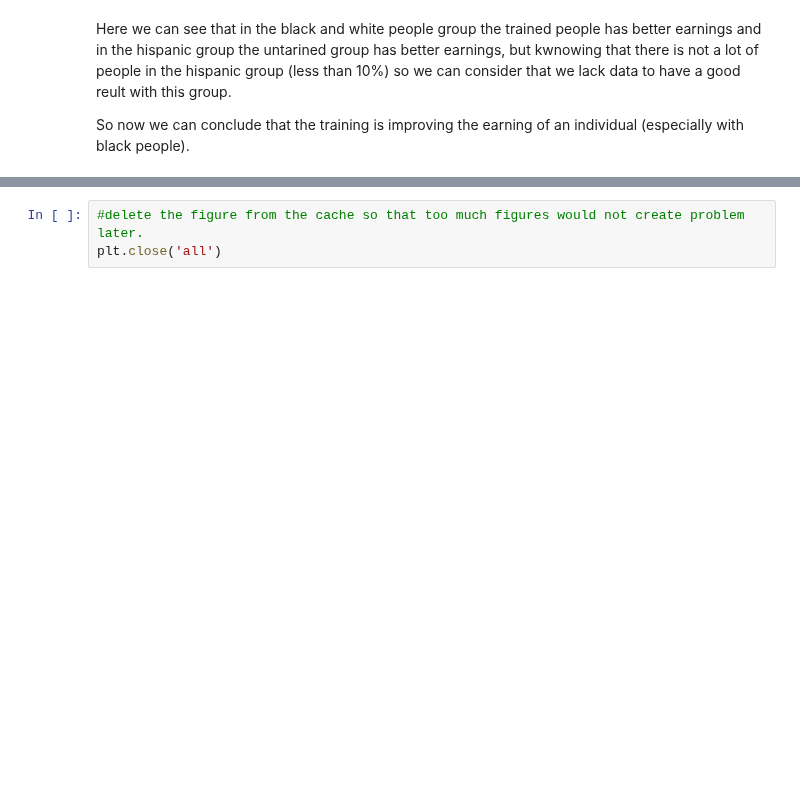
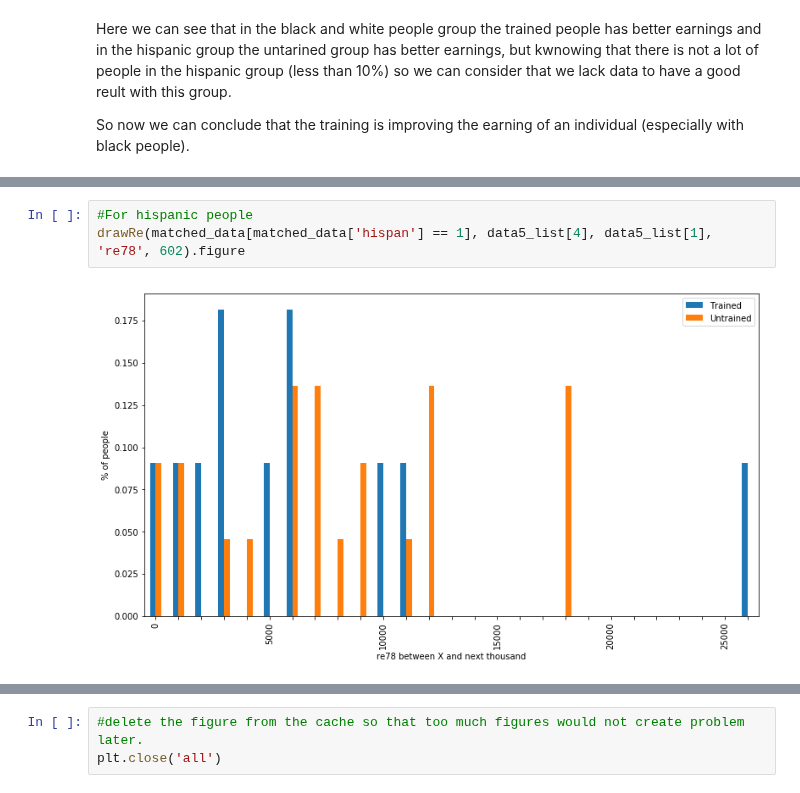
Before and after one commit to matthieuDev/ADA2017, a Jupyter notebook: 04 - Applied ML/Homework 4.ipynb, the cells around one changed output, grey strips where cells are left out. Drawn from its saved outputs; the diff is of its cells as text; blank space fills up the shorter version.

```diff
--- a/04 - Applied ML/Homework 4.ipynb
+++ b/04 - Applied ML/Homework 4.ipynb
@@ -583,0 +575,5 @@ So now we can conclude that the training is improving the earning of an individu
+# %%
+#For hispanic people
+drawRe(matched_data[matched_data['hispan'] == 1], data5_list[4], data5_list[1], 're78', 602).figure
+# %% [output]
+[figure, added]
```
Also changed, not shown: parts of 12 cells of this notebook.
